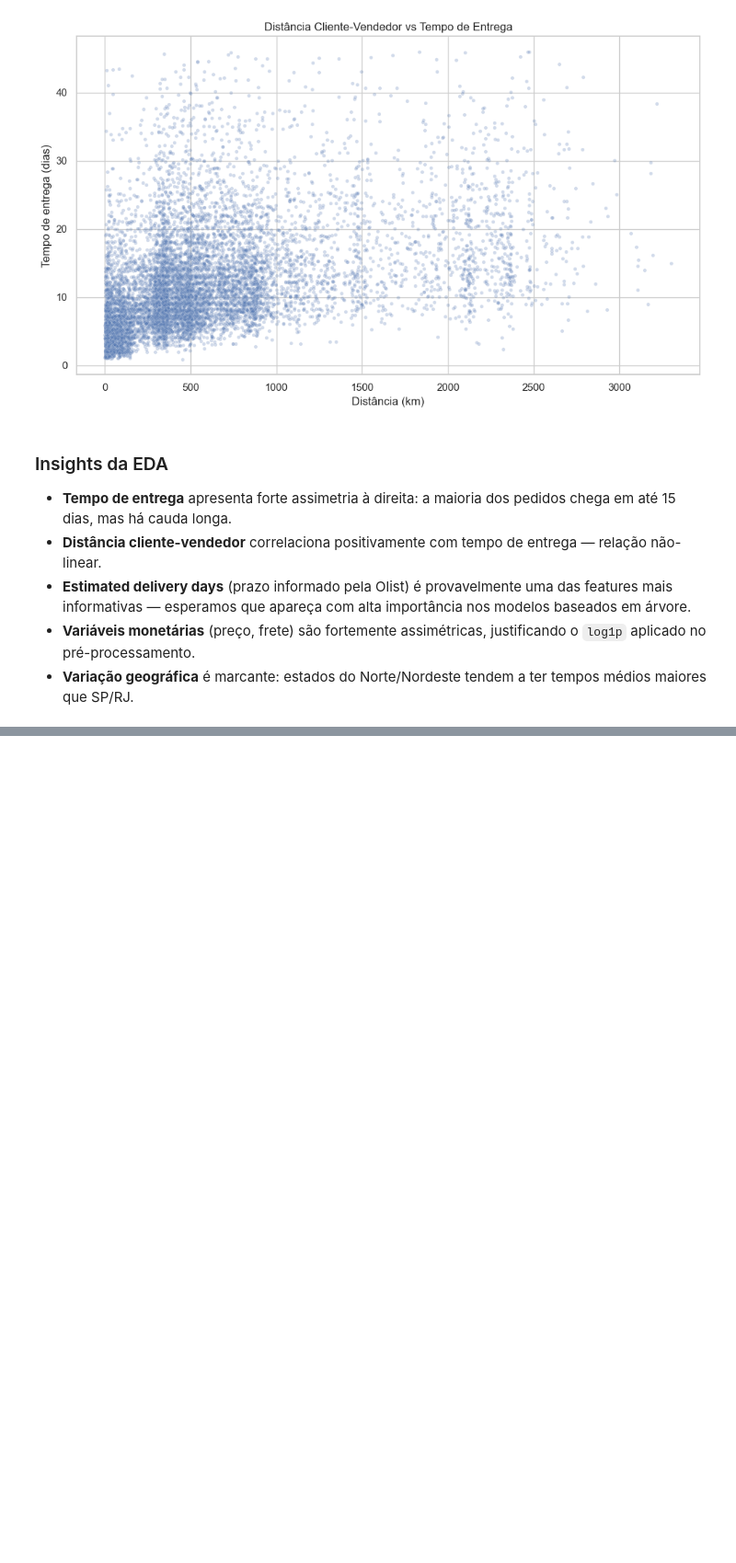
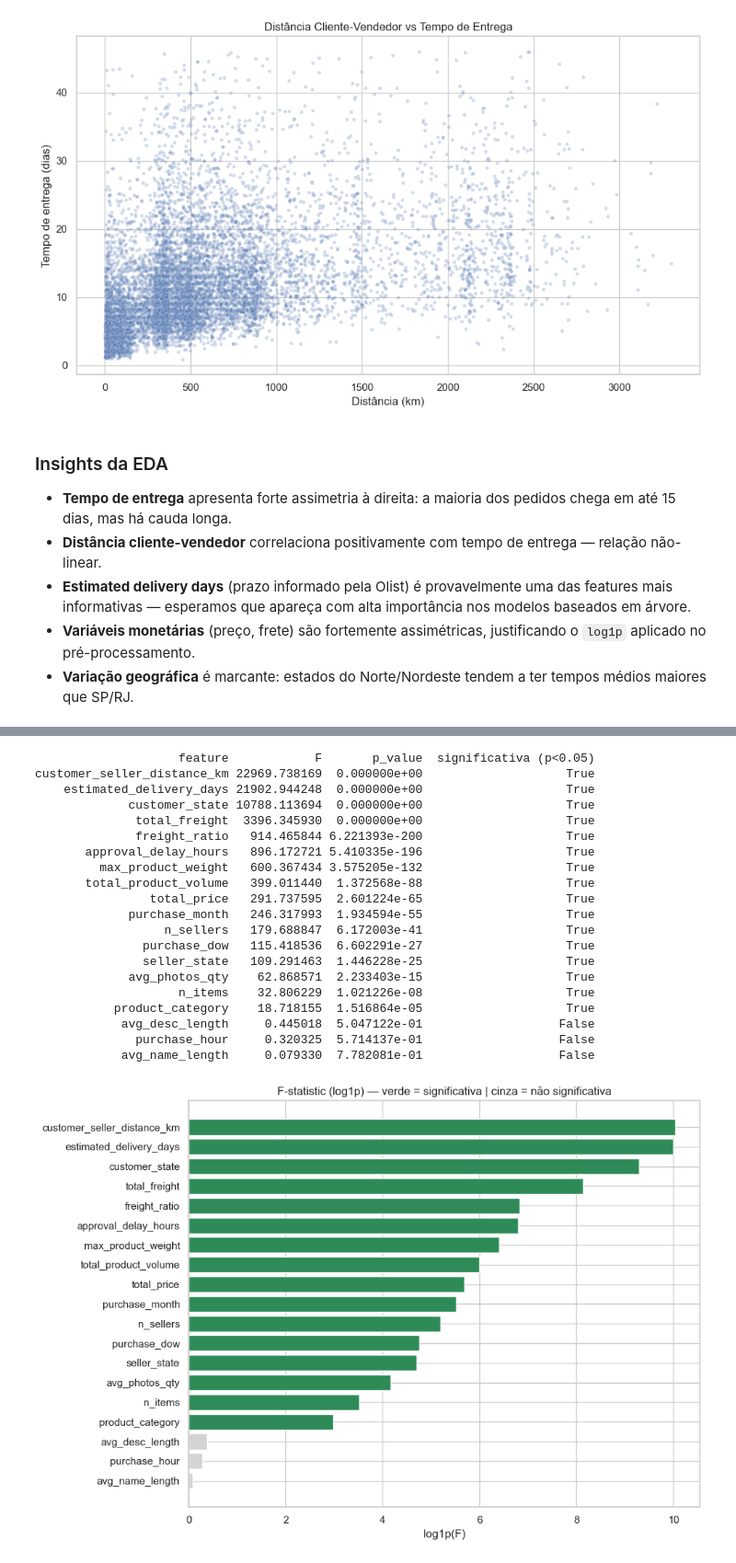
Before and after one commit to Overkillas/olist-delivery-time-prediction, a Jupyter notebook: olist_delivery_time_prediction.ipynb, the cells around one changed output, grey strips where cells are left out. Shown at 92% size. Drawn from its saved outputs; the diff is of its cells as text; code cells hidden in the pictures; blank space fills up the shorter version.

```diff
--- a/olist_delivery_time_prediction.ipynb
+++ b/olist_delivery_time_prediction.ipynb
@@ -799,0 +979,45 @@ plt.show()
+# %%
+# === Seção 4.3 — F-statistic (f_regression) ===
+
+f_stat, p_val = f_regression(X, y)
+fstat_df = pd.DataFrame({
+    "feature": FEATURES_ALL,
+    "F": f_stat,
+    "p_value": p_val,
+}).sort_values("F", ascending=False)
+
+# Marca features sem significância estatística (p > 0.05)
+fstat_df["significativa (p<0.05)"] = fstat_df["p_value"] < 0.05
+
+print(fstat_df.to_string(index=False))
+
+plt.figure(figsize=(10, 7))
+cores = ["seagreen" if s else "lightgray" for s in fstat_df["significativa (p<0.05)"]]
+plt.barh(fstat_df["feature"], np.log1p(fstat_df["F"]), color=cores)
+plt.gca().invert_yaxis()
+plt.title("F-statistic (log1p) — verde = significativa | cinza = não significativa")
+plt.xlabel("log1p(F)")
+plt.tight_layout()
+plt.show()
+# %% [output]
+                    feature            F       p_value  significativa (p<0.05)
+customer_seller_distance_km 22969.738169  0.000000e+00                    True
+    estimated_delivery_days 21902.944248  0.000000e+00                    True
+             customer_state 10788.113694  0.000000e+00                    True
+              total_freight  3396.345930  0.000000e+00                    True
+              freight_ratio   914.465844 6.221393e-200                    True
+       approval_delay_hours   896.172721 5.410335e-196                    True
+         max_product_weight   600.367434 3.575205e-132                    True
+       total_product_volume   399.011440  1.372568e-88                    True
+                total_price   291.737595  2.601224e-65                    True
+             purchase_month   246.317993  1.934594e-55                    True
+                  n_sellers   179.688847  6.172003e-41                    True
+               purchase_dow   115.418536  6.602291e-27                    True
+               seller_state   109.291463  1.446228e-25                    True
+             avg_photos_qty    62.868571  2.233403e-15                    True
+                    n_items    32.806229  1.021226e-08                    True
+           product_category    18.718155  1.516864e-05                    True
+            avg_desc_length     0.445018  5.047122e-01                   False
+              purchase_hour     0.320325  5.714137e-01                   False
+            avg_name_length     0.079330  7.782081e-01                   False
+[figure, added]
```
Also changed, not shown: parts of 21 cells of this notebook.
